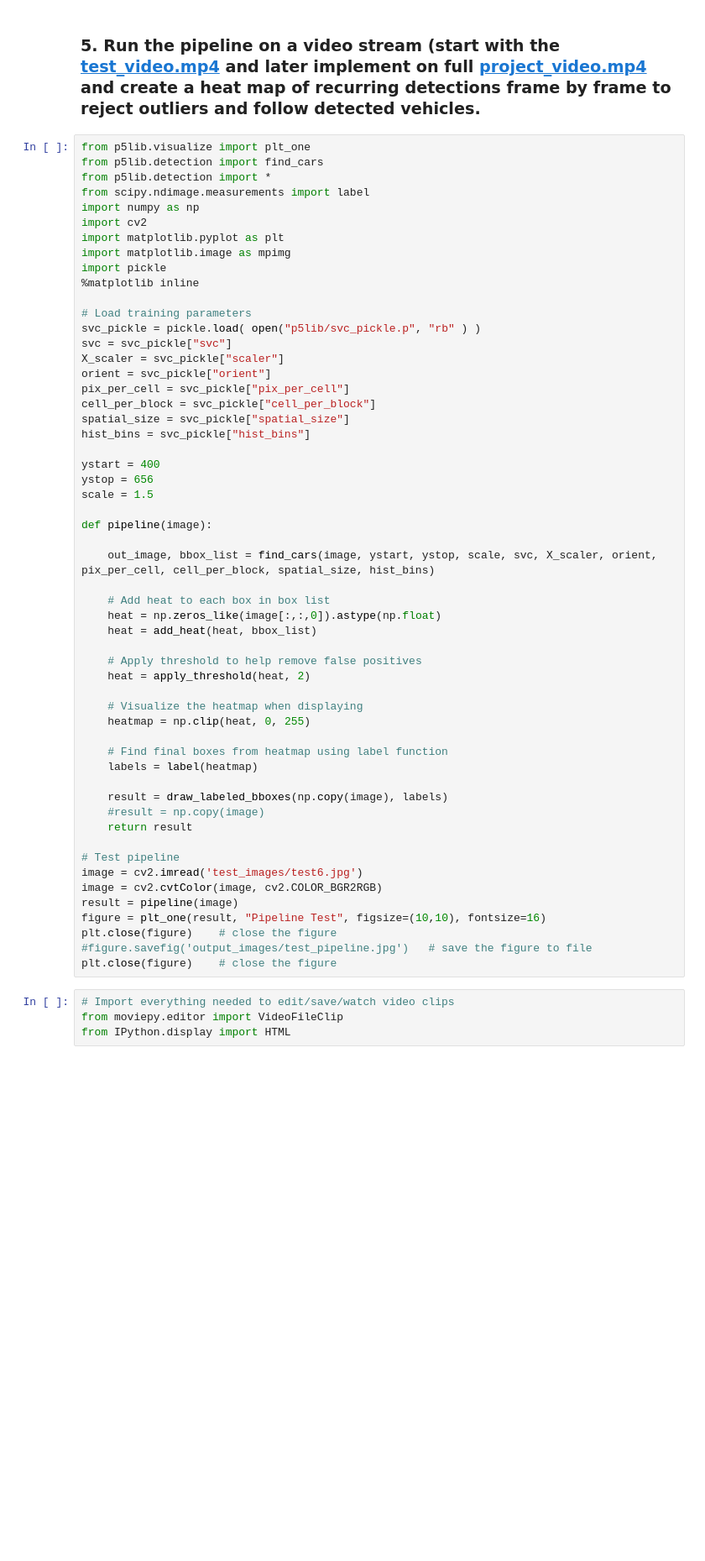
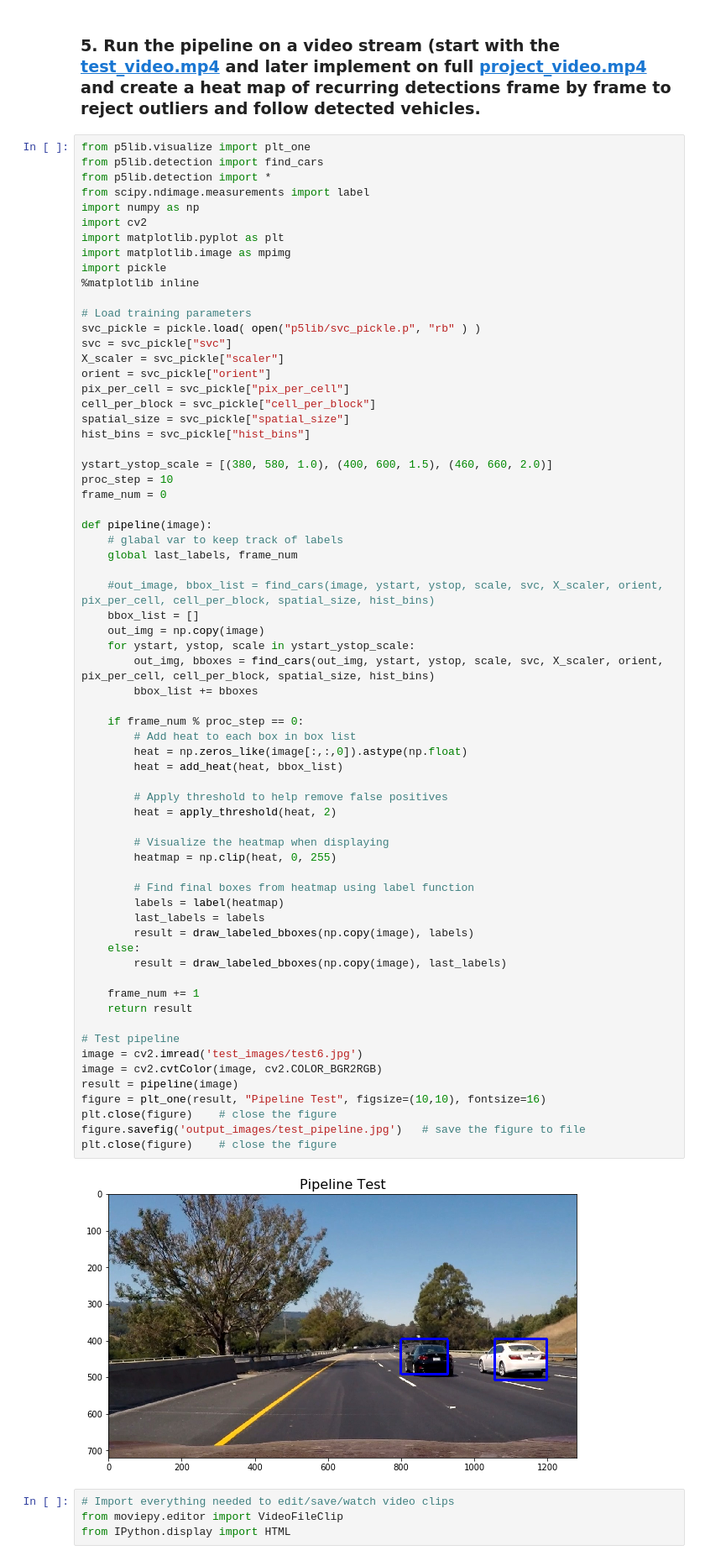
Before and after one commit to ek8203/CarND-Vehicle-Detection, a Jupyter notebook: vehicle_detection.ipynb, the cells around one changed output. Shown at 84% size. Saved outputs shown, nothing was run; the diff lists cells and outputs as text; blank space fills up the shorter version.

Commit message:
test video output

```diff
--- a/vehicle_detection.ipynb
+++ b/vehicle_detection.ipynb
@@ -443,49 +443,62 @@ import matplotlib.image as mpimg
 import pickle
 %matplotlib inline
 
 # Load training parameters
 svc_pickle = pickle.load( open("p5lib/svc_pickle.p", "rb" ) )
 svc = svc_pickle["svc"]
 X_scaler = svc_pickle["scaler"]
 orient = svc_pickle["orient"]
 pix_per_cell = svc_pickle["pix_per_cell"]
 cell_per_block = svc_pickle["cell_per_block"]
 spatial_size = svc_pickle["spatial_size"]
 hist_bins = svc_pickle["hist_bins"]
 
-ystart = 400
-ystop = 656
-scale = 1.5
+ystart_ystop_scale = [(380, 580, 1.0), (400, 600, 1.5), (460, 660, 2.0)]
+proc_step = 10
+frame_num = 0
 
 def pipeline(image):
+    # glabal var to keep track of labels
+    global last_labels, frame_num
 
-    out_image, bbox_list = find_cars(image, ystart, ystop, scale, svc, X_scaler, orient, pix_per_cell, cell_per_block, spatial_size, hist_bins)
+    #out_image, bbox_list = find_cars(image, ystart, ystop, scale, svc, X_scaler, orient, pix_per_cell, cell_per_block, spatial_size, hist_bins)
+    bbox_list = []
+    out_img = np.copy(image)
+    for ystart, ystop, scale in ystart_ystop_scale:
+        out_img, bboxes = find_cars(out_img, ystart, ystop, scale, svc, X_scaler, orient, pix_per_cell, cell_per_block, spatial_size, hist_bins)
+        bbox_list += bboxes
 
-    # Add heat to each box in box list
-    heat = np.zeros_like(image[:,:,0]).astype(np.float)
-    heat = add_heat(heat, bbox_list)
+    if frame_num % proc_step == 0:
+        # Add heat to each box in box list
+        heat = np.zeros_like(image[:,:,0]).astype(np.float)
+        heat = add_heat(heat, bbox_list)
 
-    # Apply threshold to help remove false positives
-    heat = apply_threshold(heat, 2)
+        # Apply threshold to help remove false positives
+        heat = apply_threshold(heat, 2)
 
-    # Visualize the heatmap when displaying
-    heatmap = np.clip(heat, 0, 255)
+        # Visualize the heatmap when displaying
+        heatmap = np.clip(heat, 0, 255)
 
-    # Find final boxes from heatmap using label function
-    labels = label(heatmap)
+        # Find final boxes from heatmap using label function
+        labels = label(heatmap)
+        last_labels = labels
+        result = draw_labeled_bboxes(np.copy(image), labels)
+    else:
+        result = draw_labeled_bboxes(np.copy(image), last_labels)
 
-    result = draw_labeled_bboxes(np.copy(image), labels)
-    #result = np.copy(image)
+    frame_num += 1
     return result
 
 # Test pipeline
 image = cv2.imread('test_images/test6.jpg')
 image = cv2.cvtColor(image, cv2.COLOR_BGR2RGB)
 result = pipeline(image)
 figure = plt_one(result, "Pipeline Test", figsize=(10,10), fontsize=16)
 plt.close(figure)    # close the figure
-#figure.savefig('output_images/test_pipeline.jpg')   # save the figure to file
+figure.savefig('output_images/test_pipeline.jpg')   # save the figure to file
 plt.close(figure)    # close the figure
+# %% [output]
+[figure, added]
 # %%
 # Import everything needed to edit/save/watch video clips
 from moviepy.editor import VideoFileClip
```
Also changed, not shown: parts of 2 cells of this notebook, 2 other files.
